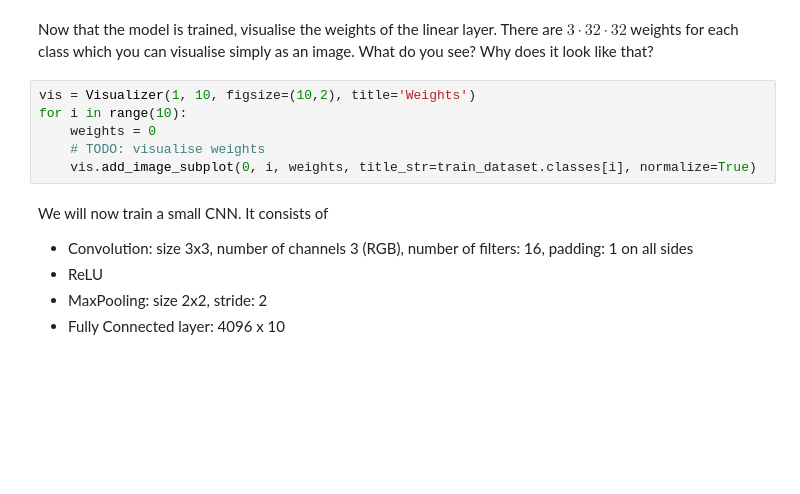
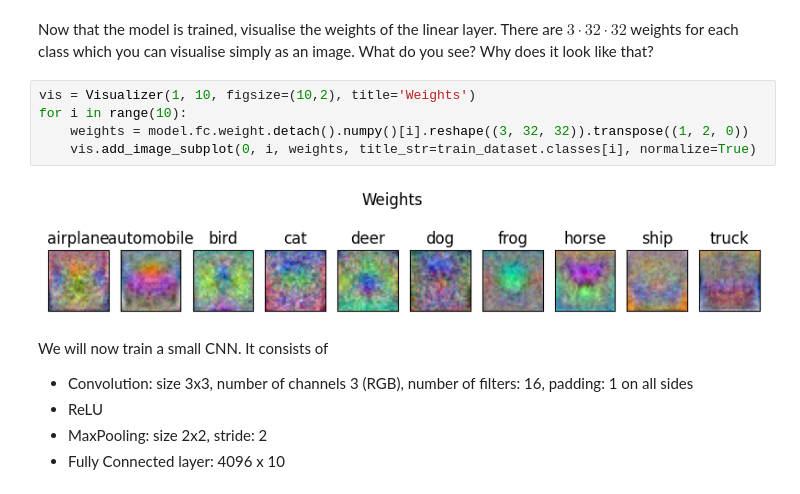
Before and after one commit to ronnith24/ComputerVisionOxfordPractical, a Jupyter notebook: practical2.ipynb, the cells around one changed output. Drawn from its saved outputs; the diff is of its cells as text; blank space fills up the shorter version.

```diff
--- a/practical2.ipynb
+++ b/practical2.ipynb
@@ -159,9 +174,10 @@ Now that the model is trained, visualise the weights of the linear layer. There
 # %%
 vis = Visualizer(1, 10, figsize=(10,2), title='Weights')
 for i in range(10):
-    weights = 0
-    # TODO: visualise weights
+    weights = model.fc.weight.detach().numpy()[i].reshape((3, 32, 32)).transpose((1, 2, 0))
     vis.add_image_subplot(0, i, weights, title_str=train_dataset.classes[i], normalize=True)
+# %% [output]
+[figure, added]
 # %% [markdown]
 We will now train a small CNN. It consists of
 * Convolution: size 3x3, number of channels 3 (RGB), number of filters: 16, padding: 1 on all sides
```
Also changed, not shown: parts of 6 cells of this notebook.
